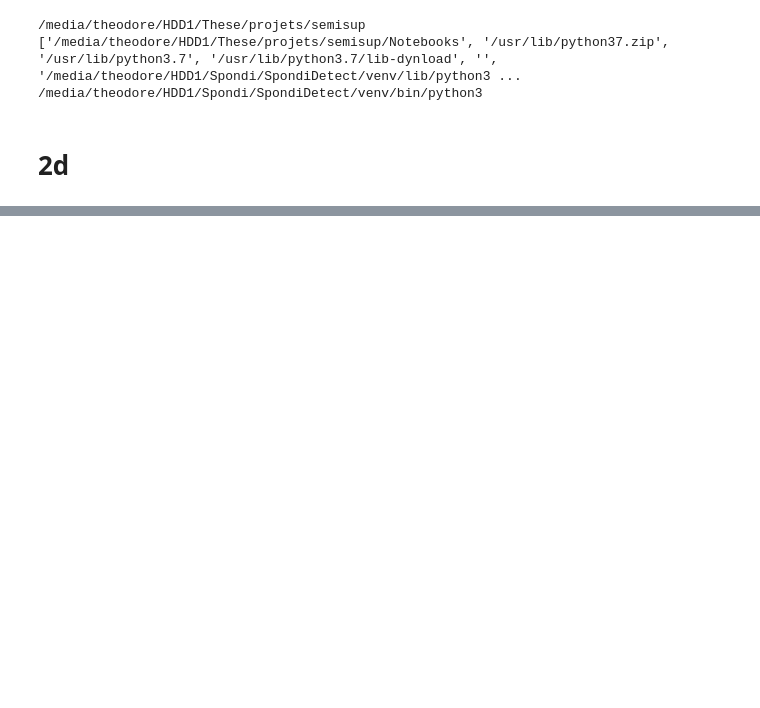
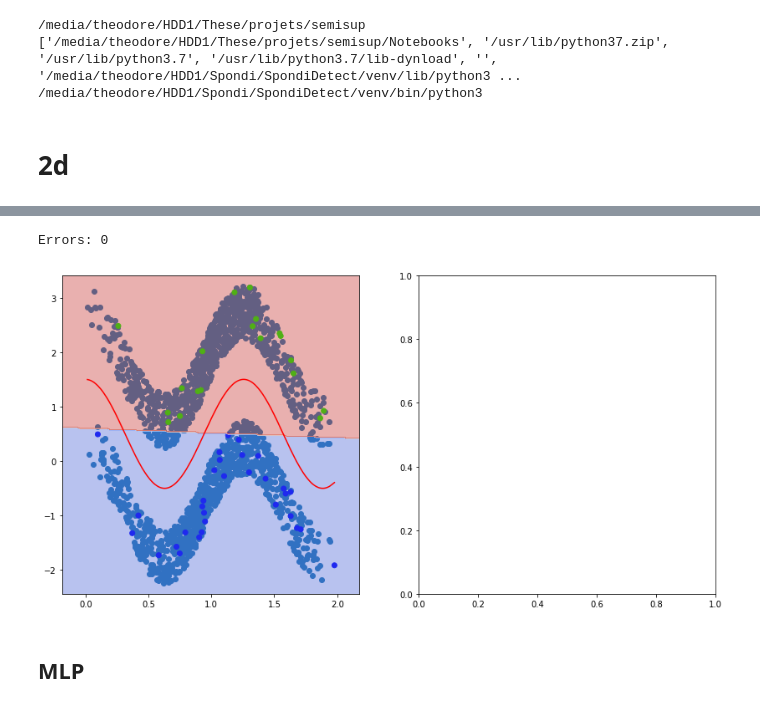
Before and after one commit to TheodoreAouad/SemiSup, a Jupyter notebook: Notebooks/ToySemi.ipynb, the cells around one changed output, grey strips where cells are left out. Drawn from its saved outputs; the diff is of its cells as text; code cells hidden in the pictures; blank space fills up the shorter version.

```diff
--- a/Notebooks/ToySemi.ipynb
+++ b/Notebooks/ToySemi.ipynb
@@ -53,0 +87,13 @@ unlab = list(set(np.arange(len(xs))).difference(labelized))
+# %%
+def plot_decision_svm(ax, model, xs, ys, alpha=.8, h=.02):
+    x_min, x_max = xs.min() - .2, xs.max() + .2
+    y_min, y_max = ys.min() - .2, ys.max() + .2
+
+    xx, yy = np.meshgrid(np.arange(x_min, x_max, h),
+                         np.arange(y_min, y_max, h))
+
+    Z = model.predict(np.c_[xx.ravel(), yy.ravel()])
+    Z = Z.reshape(xx.shape)
+    ax.contourf(xx, yy, Z, cmap=plt.cm.coolwarm, alpha=alpha)
+
+    return ax
@@ -53,0 +111,14 @@ unlab = list(set(np.arange(len(xs))).difference(labelized))
+# %%
+fig, axs = plt.subplots(1, 2, figsize=(14, 7))
+
+axs[0].scatter(xs[unlab], ys[unlab])
+axs[0].scatter(xs[lab], ys[lab], c=cs[lab], cmap='brg')
+axs[0].plot(sorted(xs), fopt(np.array(sorted(xs))), c='r')
+plot_decision_svm(axs[0], model, xs, ys, alpha=.4)
+
+print("Errors:", (model.predict(np.c_[xs[lab], ys[lab]]) != cs[lab]).sum())
+# %% [output]
+Errors: 0
+[figure, added]
+# %% [markdown]
+## MLP
```
Also changed, not shown: parts of 15 cells of this notebook, 2 other files.
